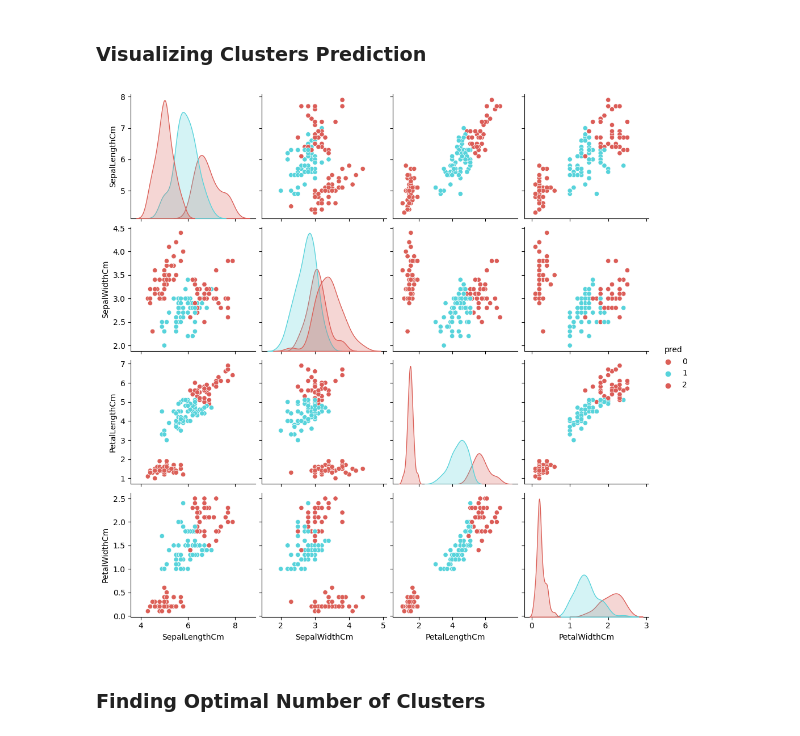
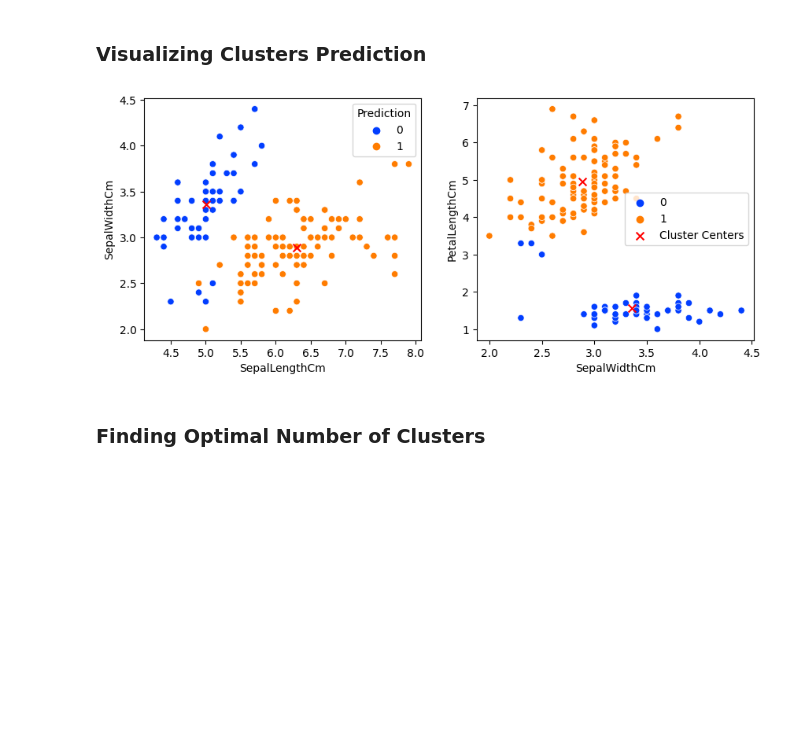
Before and after one commit to Amirth24/ml-notebooks, a Jupyter notebook: iris_clustering.ipynb, the cells around one changed output. Saved outputs shown, nothing was run; the diff lists cells and outputs as text; code cells hidden in the pictures; blank space fills up the shorter version.

```diff
--- a/iris_clustering.ipynb
+++ b/iris_clustering.ipynb
@@ -39,20 +43,59 @@ plt.show()
 # %% [markdown]
 ### Training
 # %%
-ex_model = KMeans(n_init = 'auto' ,n_clusters=3)
+ex_model = KMeans(n_init = 'auto' ,n_clusters=2)
 pred = ex_model.fit_predict(X_df.values)
 # %% [markdown]
 ### Visualizing Clusters Prediction
-# %%
-plot_df = X_df.copy(deep = True)
-plot_df['pred'] = pred
-
-
-sns.pairplot(plot_df, hue="pred", palette='hls')
-
-plt.show()
-# %% [output]
-[figure, removed]
+# %%
+plot_df = X_df.copy(deep = True)
+plot_df['Prediction'] = pred
+
+def plot_cluster(model, df):
+    plt.figure(figsize=(10,4))
+    plt.subplot(121)
+    sns.scatterplot(
+        x='SepalLengthCm',
+        y='SepalWidthCm',
+        hue='Prediction',
+        data=df,
+        palette='bright'
+    )
+
+
+    # Cluster Center
+    plt.scatter(
+        model.cluster_centers_[:, 0],
+        model.cluster_centers_[:, 1],
+        c='r',
+        marker='x',
+        s=50,
+        label='Cluster Centers'
+    )
+    plt.subplot(122)
+    sns.scatterplot(
+        x='SepalWidthCm',
+        y='PetalLengthCm',
+        hue='Prediction',
+        data=df,
+        palette='bright'
+    )
+    plt.scatter(
+        model.cluster_centers_[:, 1],
+        model.cluster_centers_[:, 2],
+        c='r',
+        marker='x',
+        s=50,
+        label='Cluster Centers'
+    )
+
+
+    plt.legend()
+    plt.show()
+
+plot_cluster(ex_model, plot_df)
+# %% [output]
+[figure, added]
 # %% [markdown]
 ### Finding Optimal Number of Clusters
 # %% [markdown]
```
Also changed, not shown: parts of 6 cells of this notebook.
